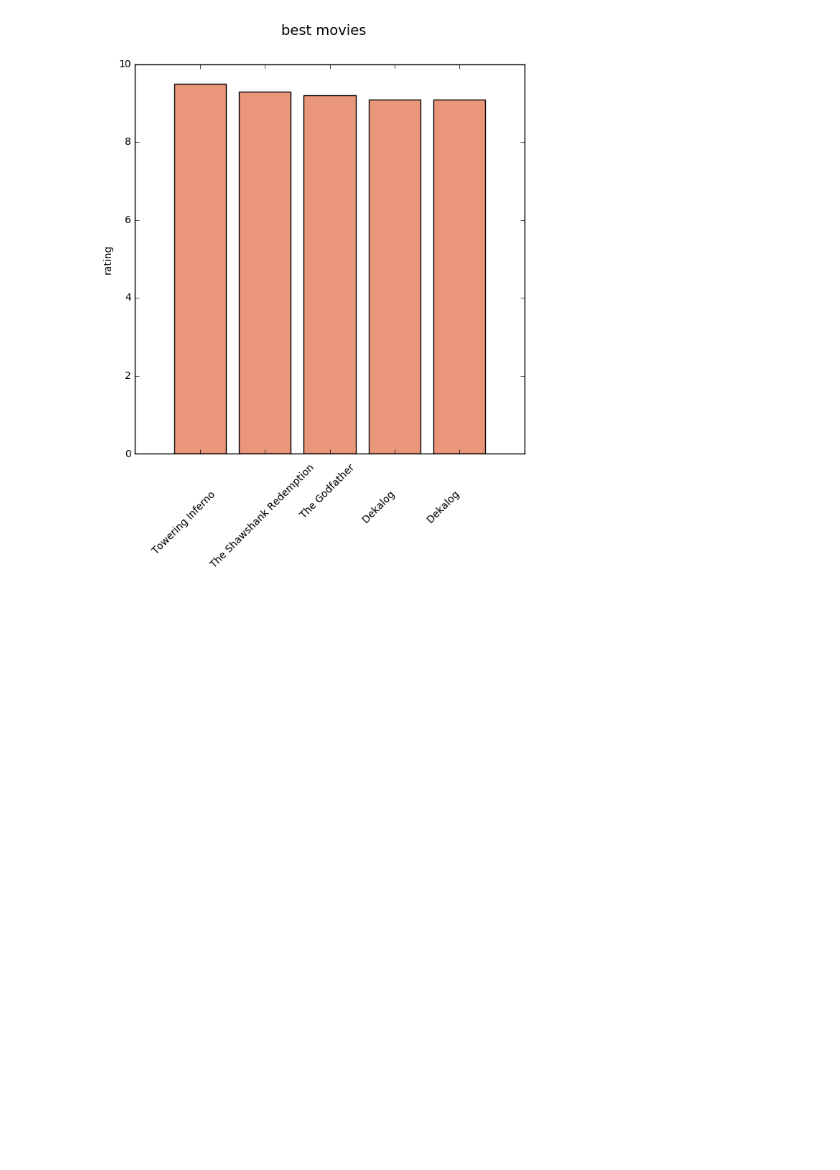
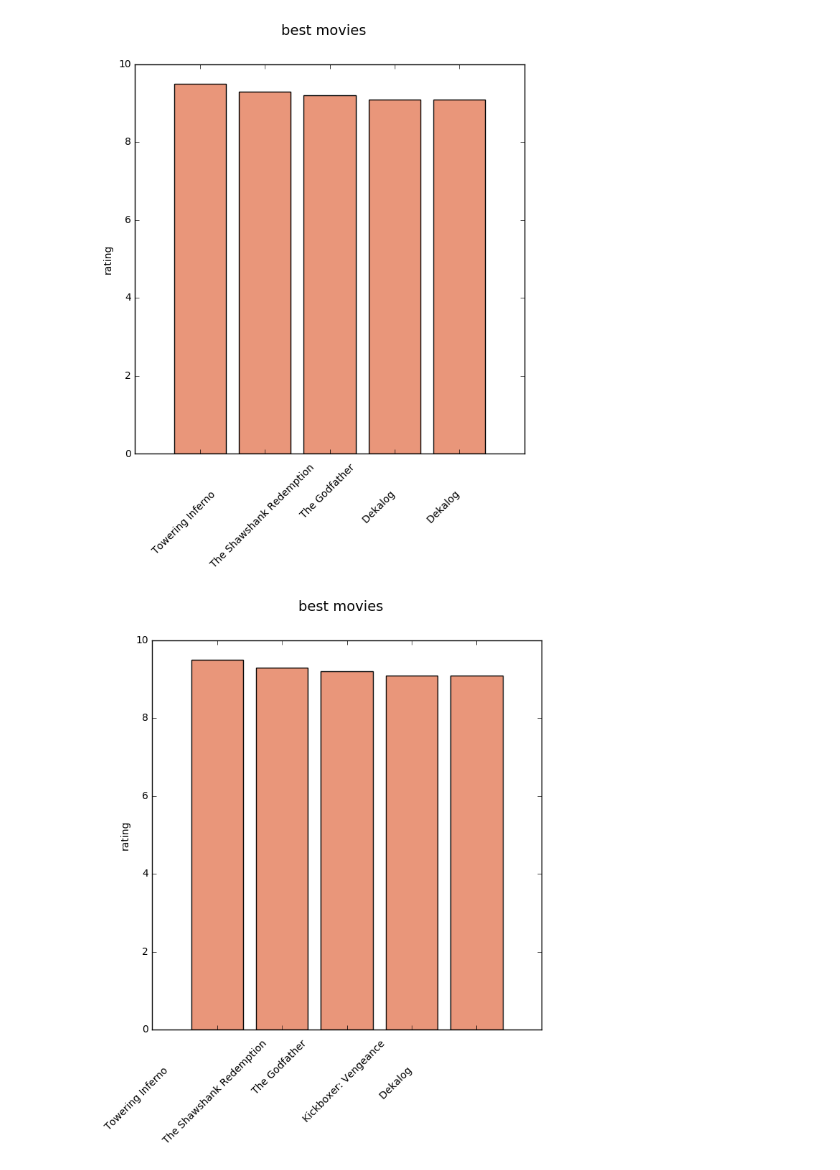
Before and after one commit to AlekVT/notebookIMDB, a Jupyter notebook: MovieSet.ipynb, the cells around one changed output. Cells and saved outputs as stored; diff of their text form; code cells hidden in the pictures; blank space fills up the shorter version.

```diff
--- a/MovieSet.ipynb
+++ b/MovieSet.ipynb
@@ -135,8 +126,7 @@ bestmovies = []
 titles = ['']
 
 for i in range(5):
-    if sortedfile[i][imdbscore] != '':
-        bestmovies.append(sortfile[i])
+    bestmovies.append(sortfile[i])
 
 #sortedfile = sorted(worstmovies, key=lambda worstmovies: worstmovies[movielikes])
 
@@ -158,3 +148,28 @@ ax.set_xticklabels((titles), rotation=45)
 plt.show()
 # %% [output]
 [figure]
+# %%
+x_axis = [i+1 for i in range(5)]
+y_axis = []
+bestmovies = ['']
+
+bestmovies = dataset.sort_values(by='imdb_score', ascending=False).head(5);
+
+for i in range(5):
+    try:
+        var1 = bestmovies.iloc[i]['imdb_score']
+        y_axis.append(var1)
+    except:
+        y_axis.append(0)
+
+fig = plt.figure(figsize=(7, 7))
+fig.suptitle('best movies', fontsize=14)
+ax = fig.add_subplot(111)
+ax.set_xlabel('')
+ax.set_ylabel('rating')
+ax.bar(x_axis, y_axis, fc='darksalmon', align='center')
+
+ax.set_xticklabels((bestmovies['movie_title']), rotation=45)
+plt.show()
+# %% [output]
+[figure, added]
```
Also changed, not shown: parts of 3 cells of this notebook.
